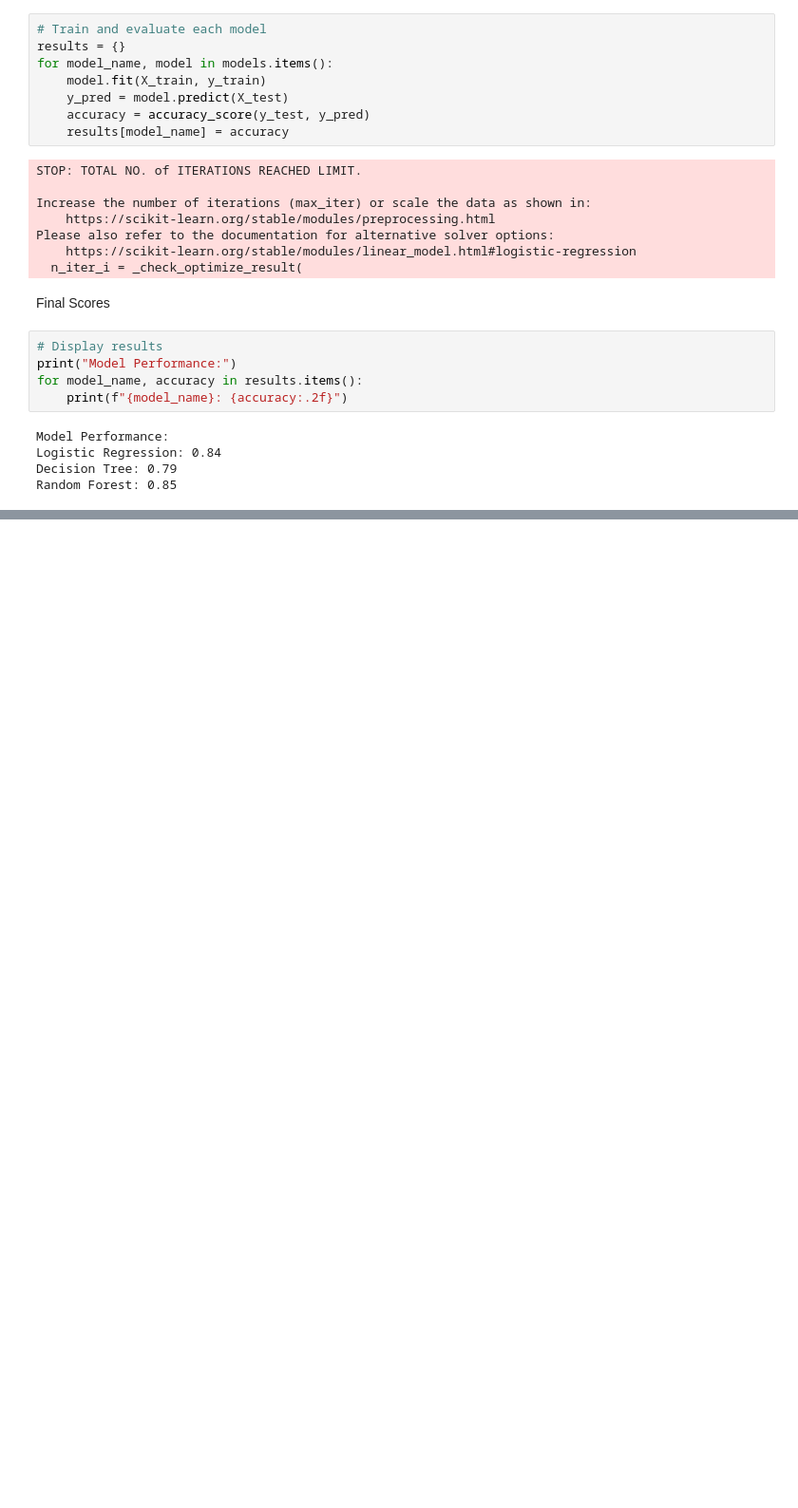
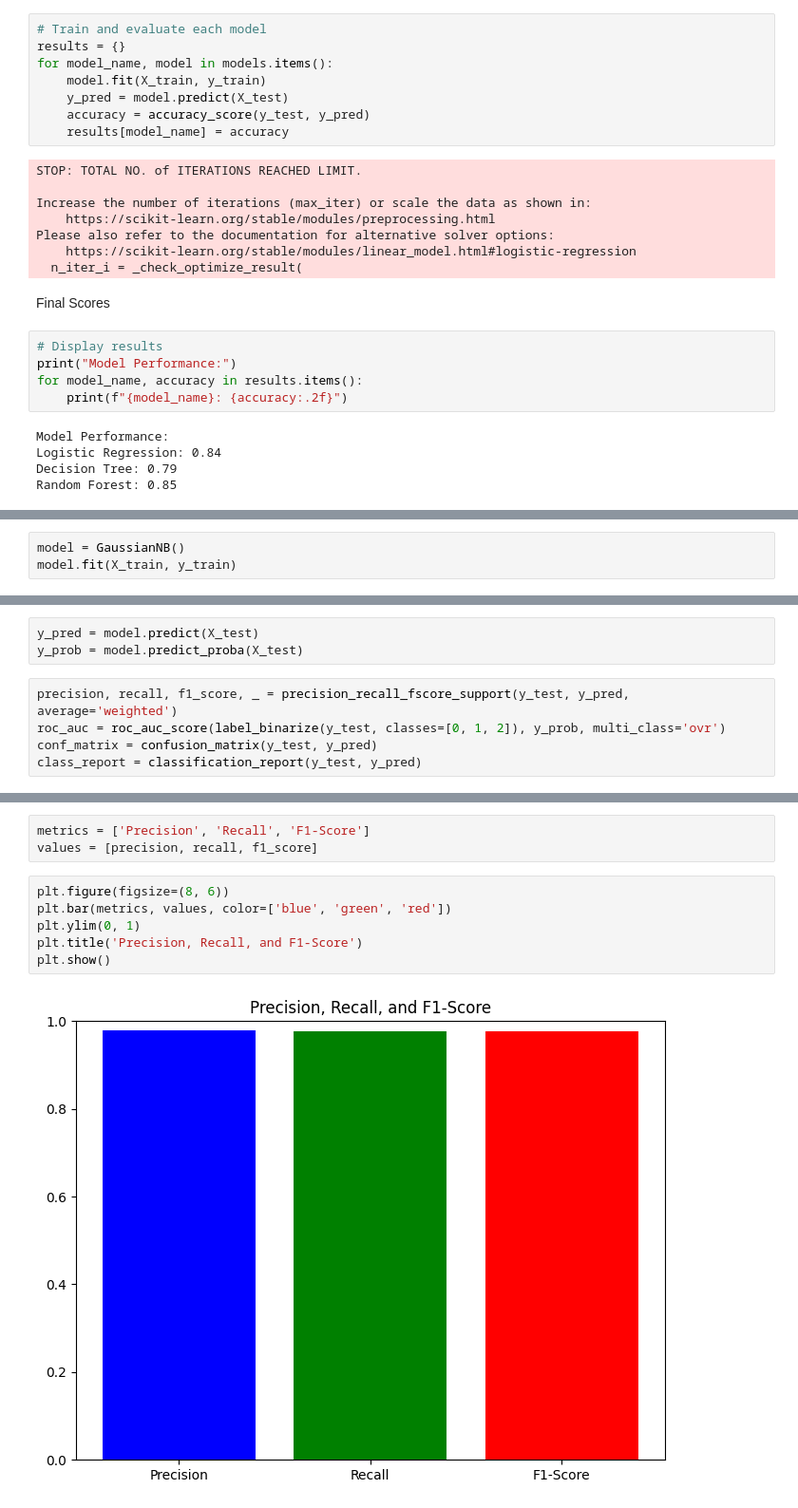
Before and after one commit to Anjanikumar98/ML, a Jupyter notebook: loan_data.ipynb, the cells around one changed output, grey strips where cells are left out. Shown at 95% size. Cells and saved outputs as stored; diff of their text form; blank space fills up the shorter version.

```diff
--- a/loan_data.ipynb
+++ b/loan_data.ipynb
@@ -188,0 +210,3 @@ Random Forest: 0.85
+# %%
+model = GaussianNB()
+model.fit(X_train, y_train)
@@ -188,0 +215,8 @@ Random Forest: 0.85
+# %%
+y_pred = model.predict(X_test)
+y_prob = model.predict_proba(X_test)
+# %%
+precision, recall, f1_score, _ = precision_recall_fscore_support(y_test, y_pred, average='weighted')
+roc_auc = roc_auc_score(label_binarize(y_test, classes=[0, 1, 2]), y_prob, multi_class='ovr')
+conf_matrix = confusion_matrix(y_test, y_pred)
+class_report = classification_report(y_test, y_pred)
@@ -188,0 +237,11 @@ Random Forest: 0.85
+# %%
+metrics = ['Precision', 'Recall', 'F1-Score']
+values = [precision, recall, f1_score]
+# %%
+plt.figure(figsize=(8, 6))
+plt.bar(metrics, values, color=['blue', 'green', 'red'])
+plt.ylim(0, 1)
+plt.title('Precision, Recall, and F1-Score')
+plt.show()
+# %% [output]
+[figure, added]
```
Also changed, not shown: parts of 16 cells of this notebook.
